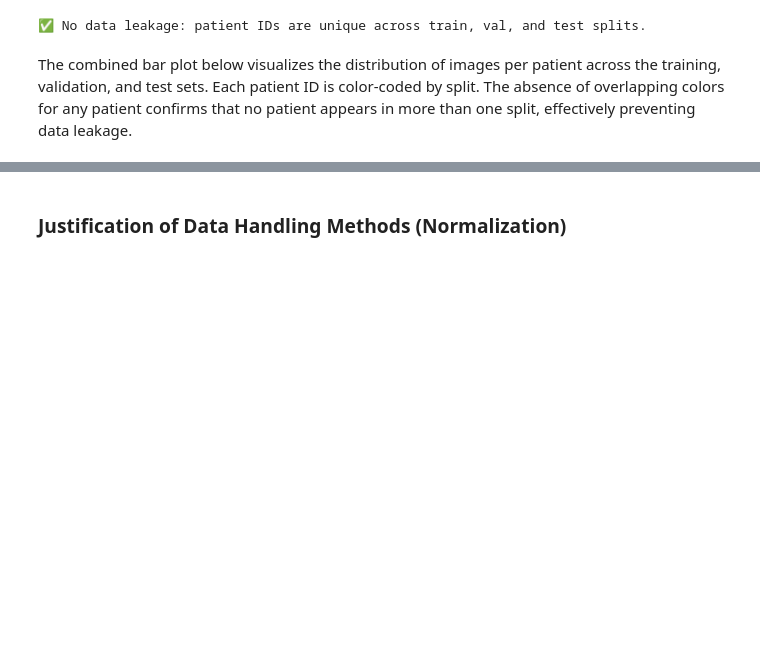
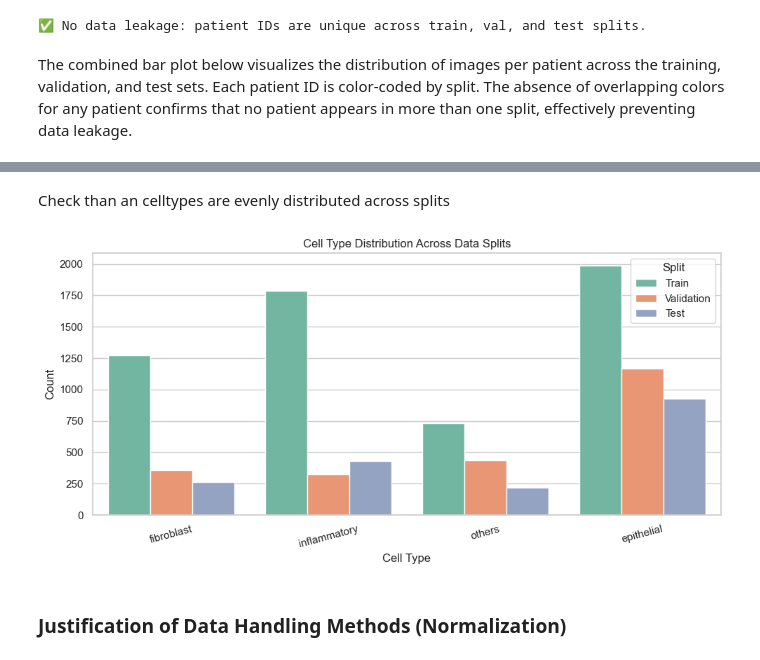
Before and after one commit to julian-schmidt-heron/Colon-Cancer-Image-Classification-RMIT-Group-Project-, a Jupyter notebook: s4002485_s3994439.ipynb, the cells around one changed output, grey strips where cells are left out. Saved outputs shown, nothing was run; the diff lists cells and outputs as text; code cells hidden in the pictures; blank space fills up the shorter version.

```diff
--- a/s4002485_s3994439.ipynb
+++ b/s4002485_s3994439.ipynb
@@ -373,3 +373,28 @@ plt.show()
+# %% [markdown]
+Check than an celltypes are evenly distributed across splits
+# %%
+import seaborn as sns
+import matplotlib.pyplot as plt
+
+# Combine datasets with a new column indicating their split
+train_df['Split'] = 'Train'
+val_df['Split'] = 'Validation'
+test_df['Split'] = 'Test'
+
+# Concatenate all
+combined_df = pd.concat([train_df, val_df, test_df])
+
+# Plot cell type distribution by split
+plt.figure(figsize=(10, 5))
+sns.countplot(data=combined_df, x='cellTypeName', hue='Split', palette='Set2')
+plt.title("Cell Type Distribution Across Data Splits")
+plt.xlabel("Cell Type")
+plt.ylabel("Count")
+plt.xticks(rotation=15)
+plt.tight_layout()
+plt.show()
+# %% [output]
+[figure, added]
 # %% [markdown]
 ### Justification of Data Handling Methods (Normalization)
 # %% [markdown]
```
Also changed, not shown: parts of 31 cells of this notebook.
